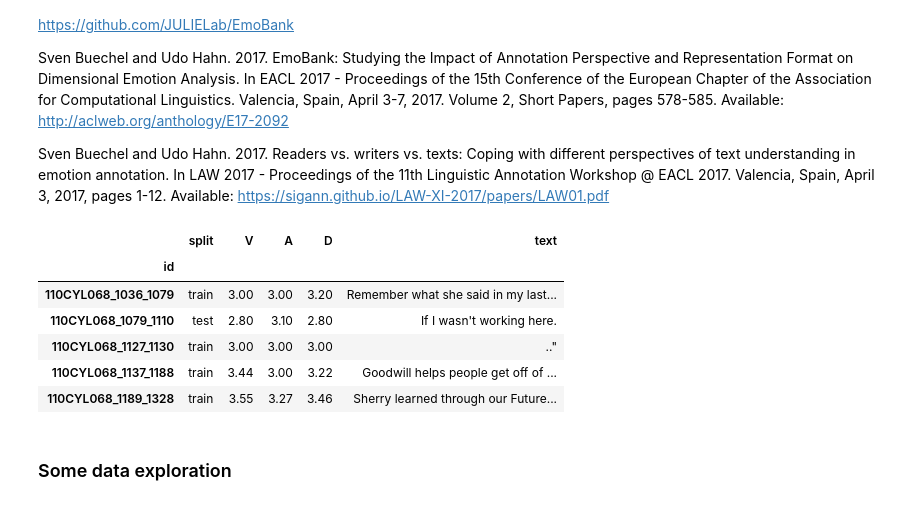
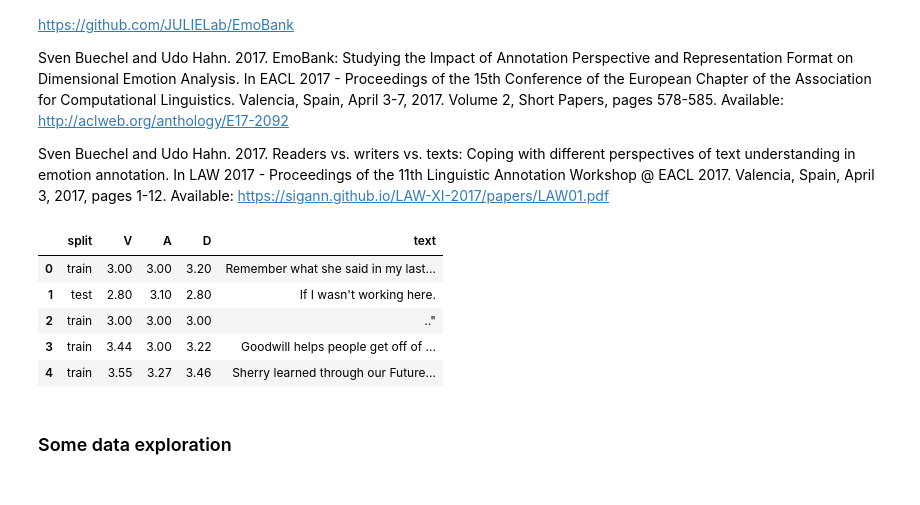
Before and after one commit to camilocarvajalreyes/BE-emotions-in-text, a Jupyter notebook: Sentiment_analysis_written_text.ipynb, the cells around one changed output. Drawn from its saved outputs; the diff is of its cells as text; code cells hidden in the pictures.

```diff
--- a/Bureau d'etudes.ipynb
+++ b/Sentiment_analysis_written_text.ipynb
@@ -15,16 +19,15 @@ Sven Buechel and Udo Hahn. 2017. Readers vs. writers vs. texts: Coping with diff
 # %%
-import pandas as pd
-eb = pd.read_csv("C:\\Users\\fast\\camilo\\ST7\\EmoBank-master\\corpus\\emobank.csv", index_col=0)
+eb = pd.read_csv("C:\\Users\\fast\\camilo\\ST7\\EmoBank-master\\corpus\\emobank.csv")
 pd.set_option('max_colwidth', 120)
+eb = eb.drop(['id'], axis=1)
 eb.head()
 # %% [output]
 |  | split | V | A | D | text |
-| id |  |  |  |  |  |
-| 110CYL068_1036_1079 | train | 3.00 | 3.00 | 3.20 | Remember what she said in my last... |
-| 110CYL068_1079_1110 | test | 2.80 | 3.10 | 2.80 | If I wasn't working here. |
-| 110CYL068_1127_1130 | train | 3.00 | 3.00 | 3.00 | .." |
-| 110CYL068_1137_1188 | train | 3.44 | 3.00 | 3.22 | Goodwill helps people get off of ... |
-| 110CYL068_1189_1328 | train | 3.55 | 3.27 | 3.46 | Sherry learned through our Future... |
+| 0 | train | 3.00 | 3.00 | 3.20 | Remember what she said in my last... |
+| 1 | test | 2.80 | 3.10 | 2.80 | If I wasn't working here. |
+| 2 | train | 3.00 | 3.00 | 3.00 | .." |
+| 3 | train | 3.44 | 3.00 | 3.22 | Goodwill helps people get off of ... |
+| 4 | train | 3.55 | 3.27 | 3.46 | Sherry learned through our Future... |
 # %% [markdown]
 ### Some data exploration
 # %%
```
Also changed, not shown: parts of 25 cells of this notebook.
